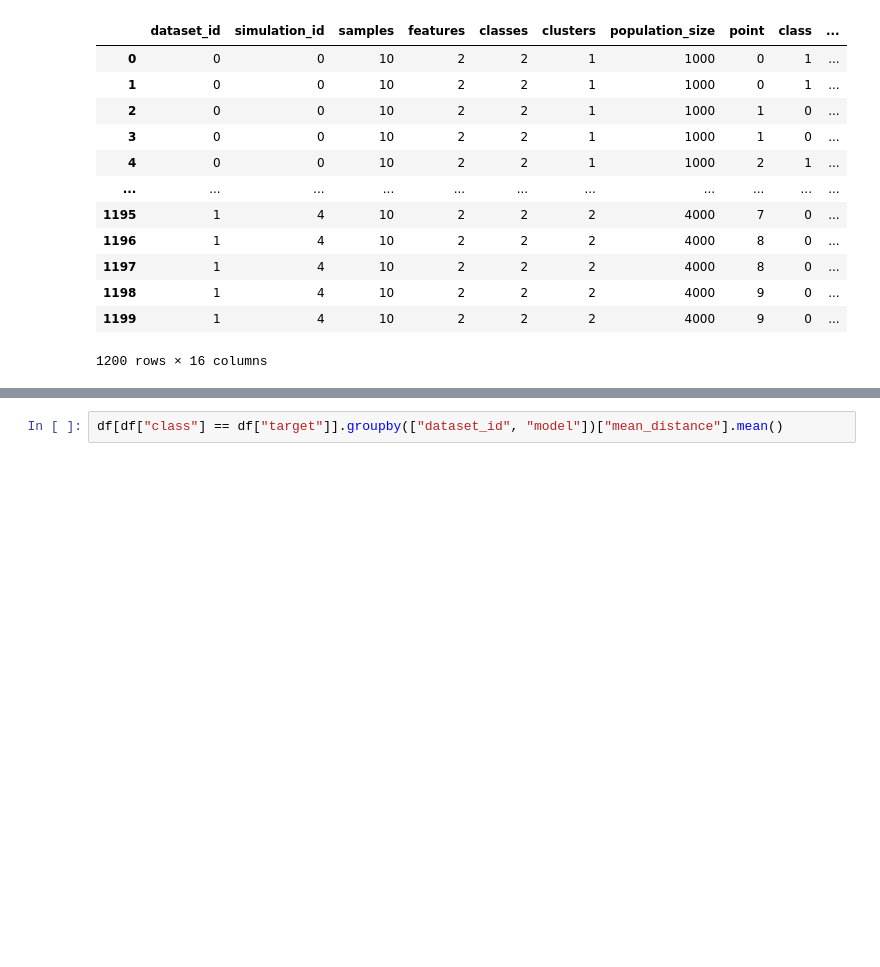
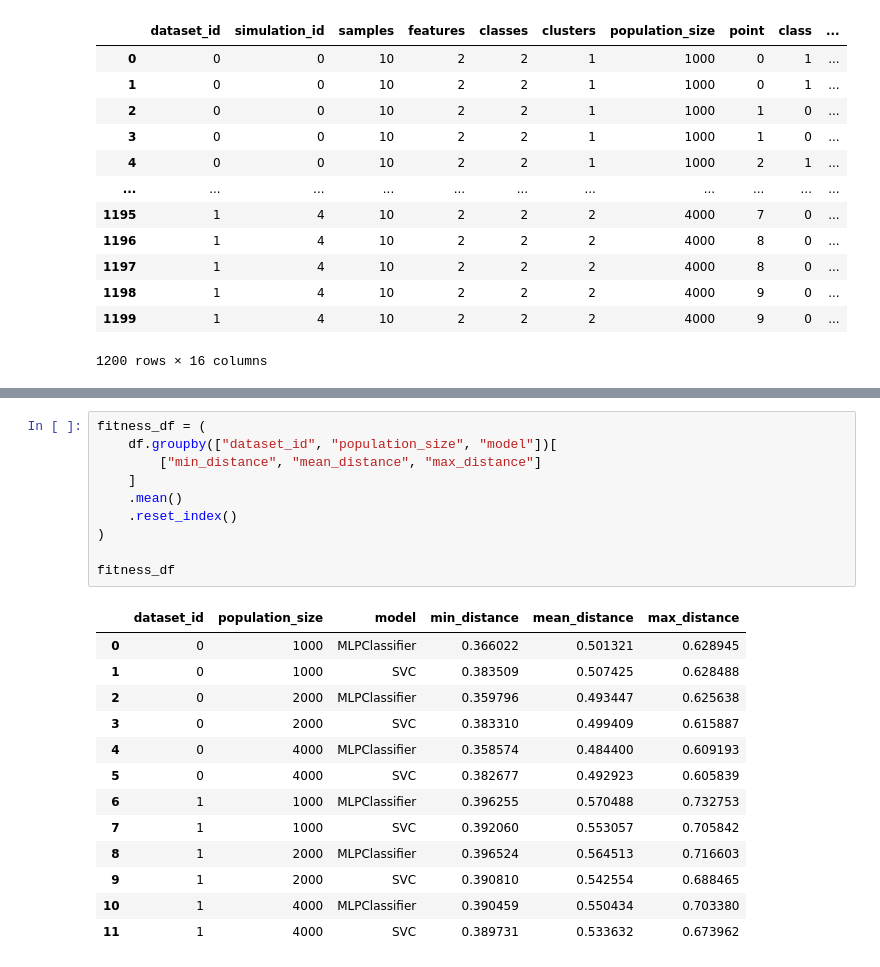
Before and after one commit to FedericoBustaffa/neighborhood_generator, a Jupyter notebook: notebooks/Analisi.ipynb, the cells around one changed output, grey strips where cells are left out. Cells and saved outputs as stored; diff of their text form; blank space fills up the shorter version.

```diff
--- a/notebooks/Analisi.ipynb
+++ b/notebooks/Analisi.ipynb
@@ -197,4 +223,26 @@ modello oppure aumentando il numero di individui sintetici prodotti.
 Iniziamo ad esempio con il vedere il valore di fitness medio dei punti nel caso
 in cui la classe del punto e la classe target sono uguali.
 # %%
-df[df["class"] == df["target"]].groupby(["dataset_id", "model"])["mean_distance"].mean()
+fitness_df = (
+    df.groupby(["dataset_id", "population_size", "model"])[
+        ["min_distance", "mean_distance", "max_distance"]
+    ]
+    .mean()
+    .reset_index()
+)
+
+fitness_df
+# %% [output]
+|  | dataset_id | population_size | model | min_distance | mean_distance | max_distance |
+| 0 | 0 | 1000 | MLPClassifier | 0.366022 | 0.501321 | 0.628945 |
+| 1 | 0 | 1000 | SVC | 0.383509 | 0.507425 | 0.628488 |
+| 2 | 0 | 2000 | MLPClassifier | 0.359796 | 0.493447 | 0.625638 |
+| 3 | 0 | 2000 | SVC | 0.383310 | 0.499409 | 0.615887 |
+| 4 | 0 | 4000 | MLPClassifier | 0.358574 | 0.484400 | 0.609193 |
+| 5 | 0 | 4000 | SVC | 0.382677 | 0.492923 | 0.605839 |
+| 6 | 1 | 1000 | MLPClassifier | 0.396255 | 0.570488 | 0.732753 |
+| 7 | 1 | 1000 | SVC | 0.392060 | 0.553057 | 0.705842 |
+| 8 | 1 | 2000 | MLPClassifier | 0.396524 | 0.564513 | 0.716603 |
+| 9 | 1 | 2000 | SVC | 0.390810 | 0.542554 | 0.688465 |
+| 10 | 1 | 4000 | MLPClassifier | 0.390459 | 0.550434 | 0.703380 |
+| 11 | 1 | 4000 | SVC | 0.389731 | 0.533632 | 0.673962 |
```
Also changed, not shown: parts of 19 cells of this notebook, 4 other files.
